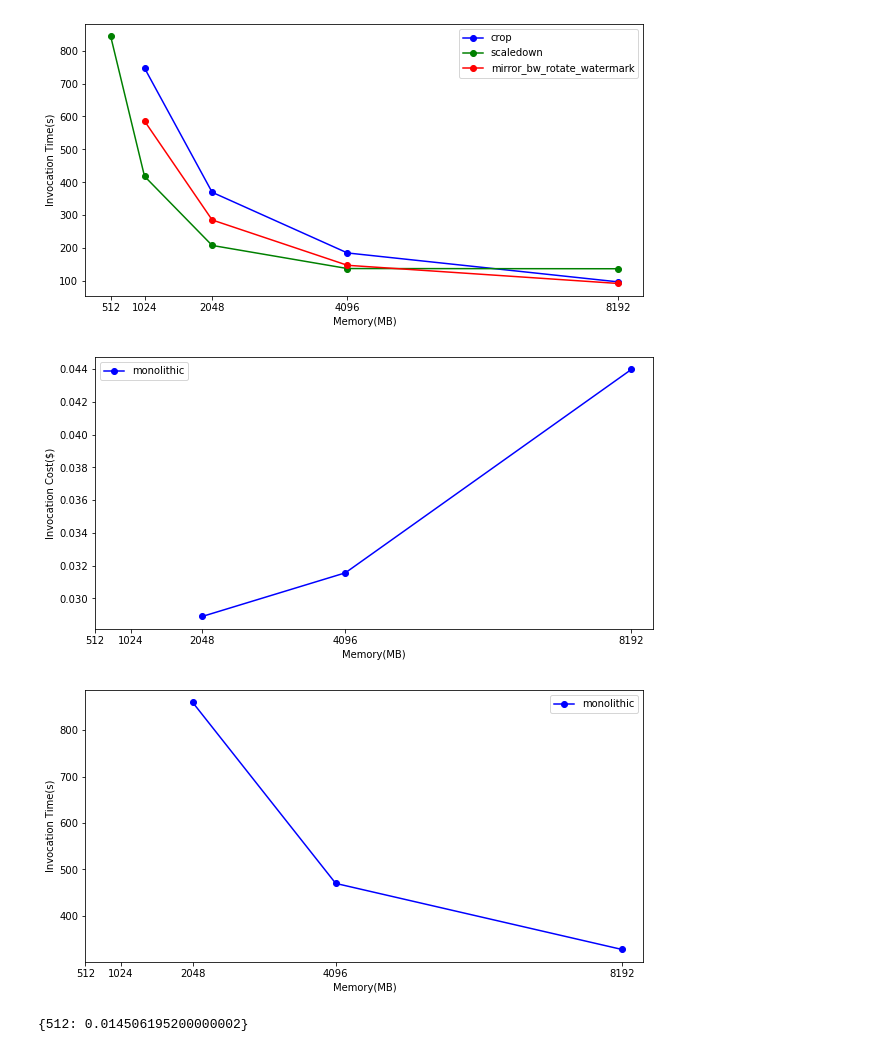
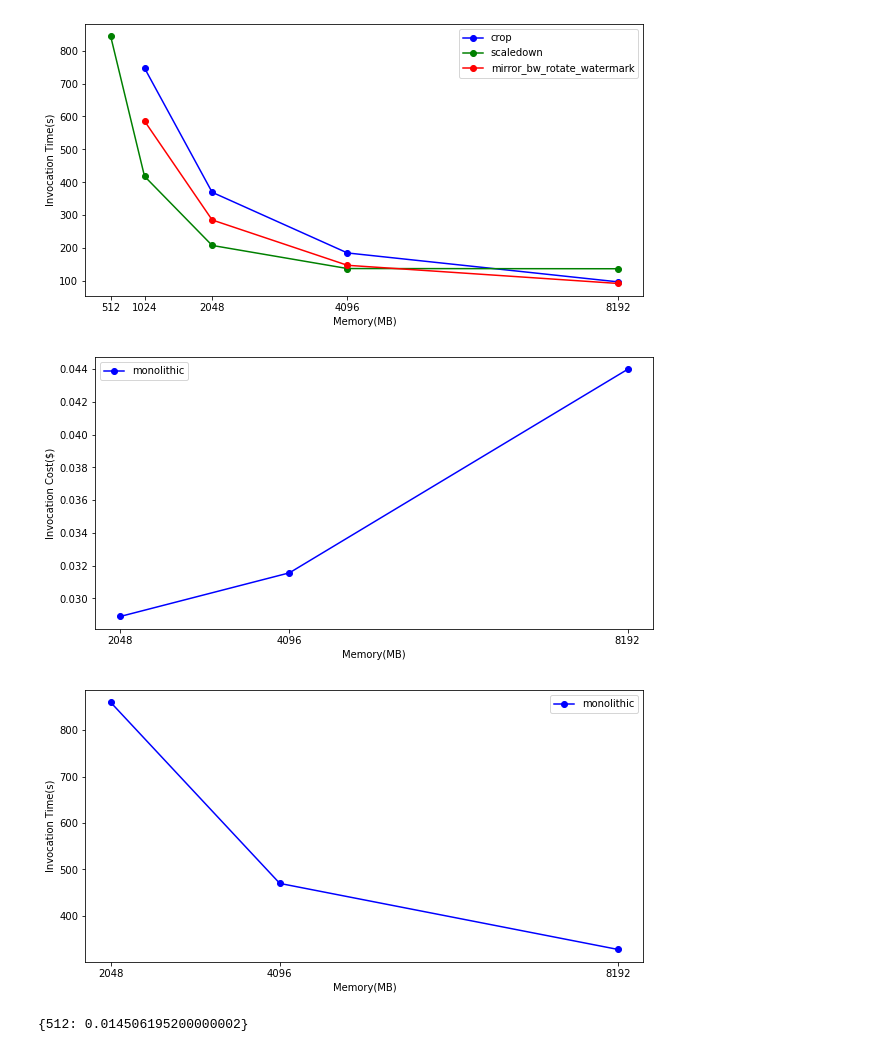
Before and after one commit to serverless-video-processing/lambda-pipeline, a Jupyter notebook: lambda-code-step/scripts/notebooks/create-config.ipynb, the cells around one changed output. Drawn from its saved outputs; the diff is of its cells as text; code cells hidden in the pictures.

```diff
--- a/lambda-code-step/scripts/notebooks/create-config.ipynb
+++ b/lambda-code-step/scripts/notebooks/create-config.ipynb
@@ -85,7 +85,7 @@ for stage, suffix in zip(stages_id, stages_suffix):
 # %%
 global_stats = {}
 # %%
-colors = {'crop':'b', 'scaledown': 'g', 'mirror': 'r', 'bw': 'c','rotate': 'm','watermark':'y' }
+colors = {'crop':'b', 'scaledown': 'g', 'mirror': 'r', 'bw': 'c','rotate': 'm','watermark':'y', 'mirror_bw_rotate_watermark': 'black' }
 # %%
 total_lambda_cost = 0
 stages_id = ["crop", "scaledown", "mirror", "bw", "rotate", "watermark"]
@@ -102,7 +102,15 @@ for stage in stages_id:
         stage_stats.append(stat['averagePrice'])
     plt.plot(powerValues, stage_stats, color= colors[stage], label = stage, marker='o')
     f.close()
-plt.legend()
+f = open('./../output/step-agg-num30-v5/{}.json'.format('mirror_bw_rotate_watermark'), 'r')
+data = json.load(f)
+stage_stats = []
+stage_stats.append(None)
+for stat in data['stats']:
+    stage_stats.append(stat['averagePrice'])
+plt.plot(powerValues, stage_stats, color= colors['mirror_bw_rotate_watermark'], label = 'mirror_bw_rotate_watermark', marker='o')
+f.close()
+#plt.legend()
 plt.xlabel('Memory(MB)')
 plt.ylabel('Invocation Cost($)')
 
@@ -127,6 +135,14 @@ for stage in stages_id:
         stage_stats.append(stat['averageDuration']/1000)
     plt.plot(powerValues, stage_stats, color= colors[stage], label = stage, marker='o')
     f.close()
+f = open('./../output/step-agg-num30-v5/{}.json'.format('mirror_bw_rotate_watermark'), 'r')
+data = json.load(f)
+stage_stats = []
+stage_stats.append(None)
+for stat in data['stats']:
+    stage_stats.append(stat['averageDuration']/1000)
+plt.plot(powerValues, stage_stats, color= colors['mirror_bw_rotate_watermark'], label = 'mirror_bw_rotate_watermark', marker='o')
+f.close()
 plt.legend()
 plt.xlabel('Memory(MB)')
 plt.ylabel('Invocation Time(s)')
@@ -192,16 +208,14 @@ plt.show()
 total_lambda_cost = 0
 colors = {'monolithic':'b'}
 stages_id = ["monolithic"]
-powerValues = [512,1024,2048,4096,8192]
+powerValues = [2048,4096,8192]
 x_pos = np.arange(len(powerValues))
 stats = {1024:0, 2048:0, 4096:0, 8192:0}
 plt.figure(figsize=(10,5))
 for stage in stages_id:
-    f = open('./../output/step-mono-4mins-v5//{}.json'.format(stage), 'r')
+    f = open('./../output/step-mono-4mins-v5/{}.json'.format(stage), 'r')
     data = json.load(f)
     stage_stats = []
-    stage_stats.append(None)
-    stage_stats.append(None)
     for stat in data['stats']:
         stage_stats.append(stat['averagePrice'])
     plt.plot(powerValues, stage_stats, color= colors[stage], label = stage, marker='o')
@@ -214,31 +228,29 @@ plt.ylabel('Invocation Cost($)')
 plt.xticks(powerValues)
 plt.show()
 # %% [output]
-[figure, old version]
+[figure, new version]
 # %%
 total_lambda_cost = 0
 colors = {'monolithic':'b'}
 stages_id = ["monolithic"]
-powerValues = [512,1024,2048,4096,8192]
+powerValues = [2048,4096,8192]
 x_pos = np.arange(len(powerValues))
 stats = {1024:0, 2048:0, 4096:0, 8192:0}
 plt.figure(figsize=(10,5))
 for stage in stages_id:
-    f = open('./../output/step-mono-4mins-v5//{}.json'.format(stage), 'r')
+    f = open('./../output/step-mono-4mins-v5/{}.json'.format(stage), 'r')
     data = json.load(f)
     stage_stats = []
-    stage_stats.append(None)
-    stage_stats.append(None)
     for stat in data['stats']:
         stage_stats.append(stat['averageDuration']/1000)
     plt.plot(powerValues, stage_stats, color= colors[stage], label = stage, marker='o')
     f.close()
 plt.legend()
 plt.xlabel('Memory(MB)')
 plt.ylabel('Invocation Time(s)')
 
 # Create names on the x axis
 plt.xticks(powerValues)
 plt.show()
 # %% [output]
-[figure, old version]
+[figure, new version]
```
Also changed, not shown: parts of 16 cells of this notebook, 13 other files.
